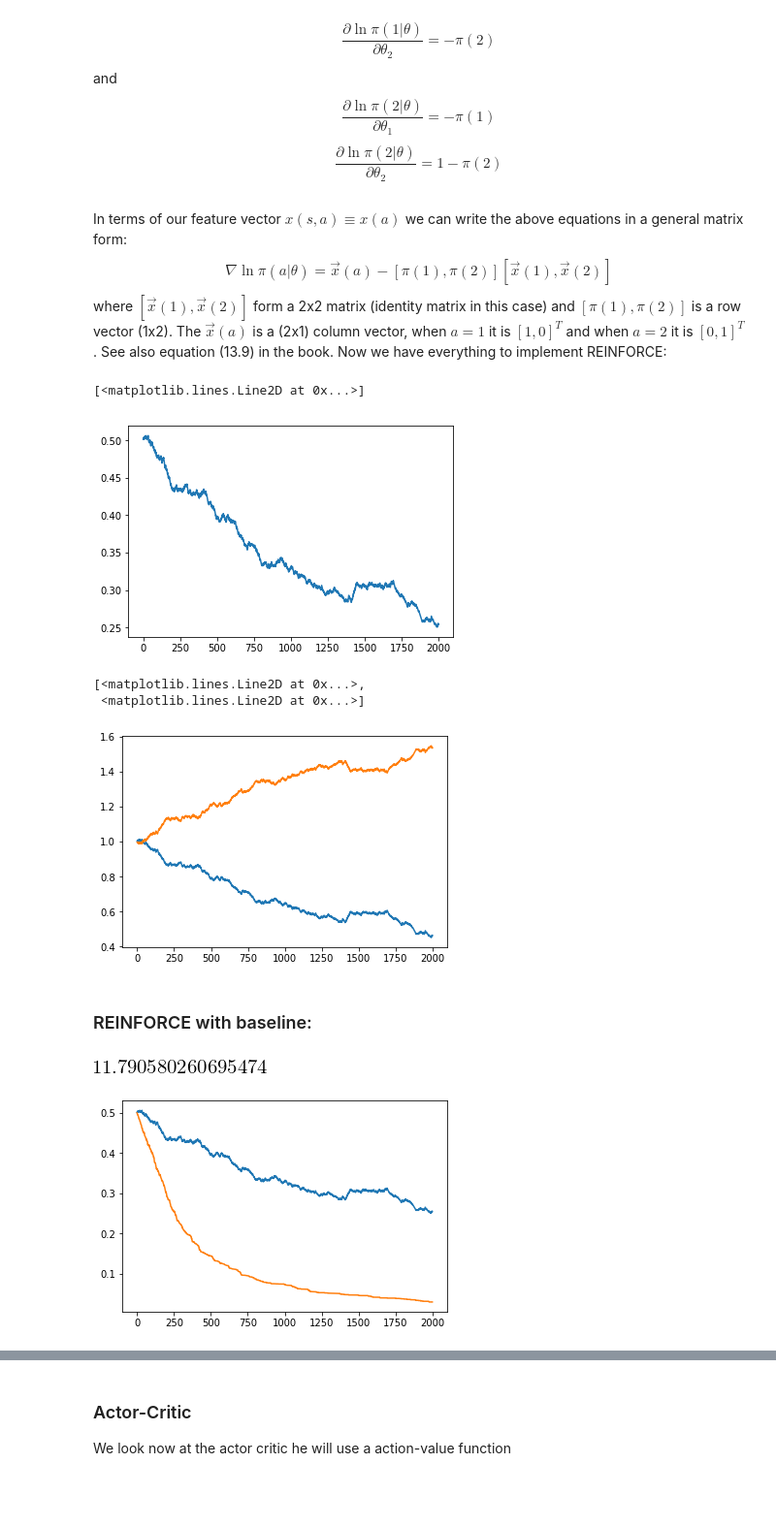
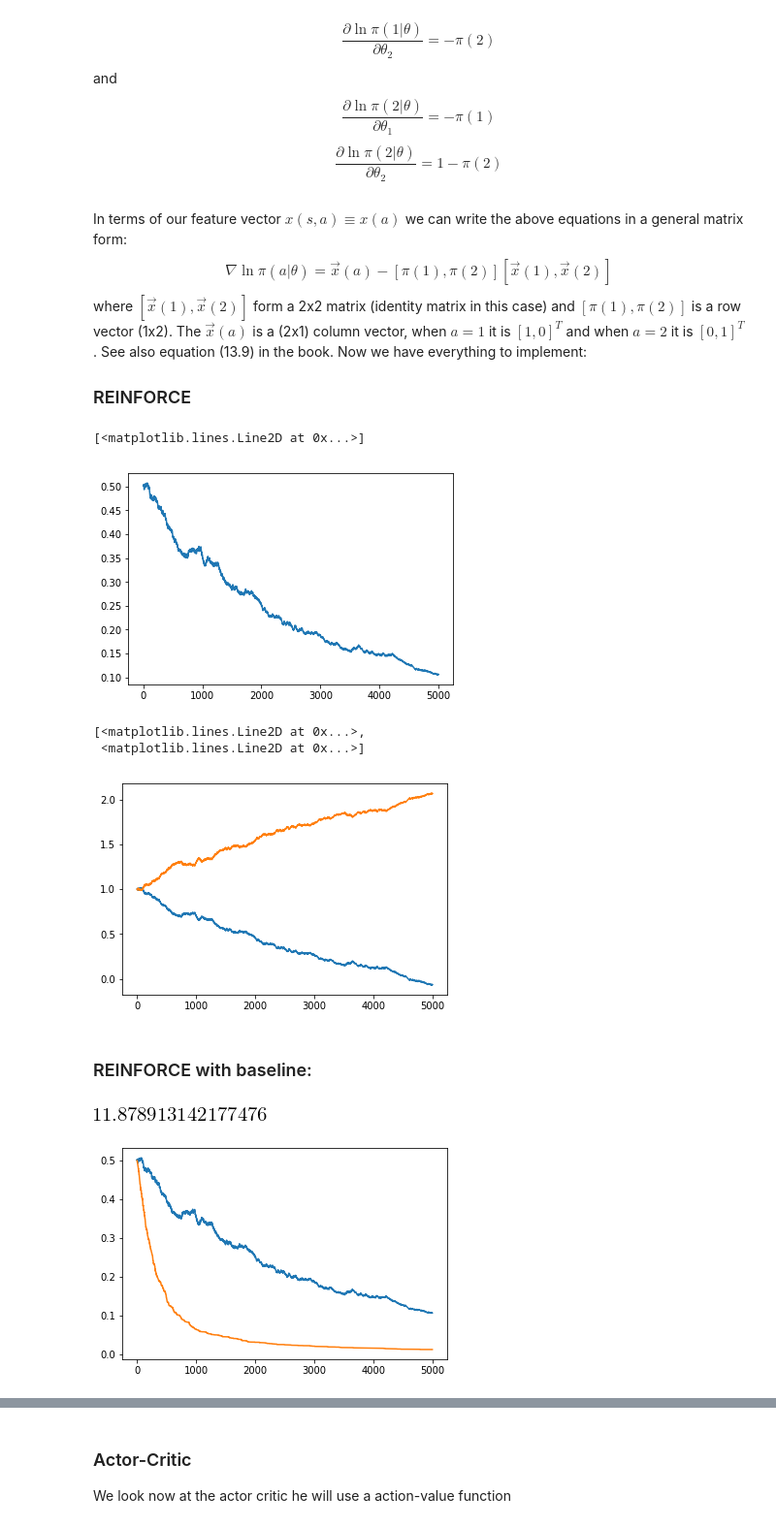
Before and after one commit to tprunarsson/Reiknigreind2018, a Jupyter notebook: pg.ipynb, the cells around one changed output, grey strips where cells are left out. Shown at 97% size. Cells and saved outputs as stored; diff of their text form; code cells hidden in the pictures; blank space fills up the shorter version.

```diff
--- a/pg.ipynb
+++ b/pg.ipynb
@@ -80,14 +80,15 @@ In terms of our feature vector $x(s,a)\equiv x(a)$ we can write the above equati
 $$
 \nabla \ln \pi (a|\theta) = \vec{x}(a) - [\pi(1),\pi(2)] [\vec{x}(1),\vec{x}(2)]
 $$
-where $[\vec{x}(1),\vec{x}(2)]$ form a 2x2 matrix (identity matrix in this case) and $[\pi(1),\pi(2)]$ is a row vector (1x2). The  $\vec{x}(a)$ is a (2x1) column vector, when $a=1$ it is $[1,0]^T$ and when $a=2$ it is $[0,1]^T$. See also equation (13.9) in the book. Now we have everything to implement REINFORCE:
+where $[\vec{x}(1),\vec{x}(2)]$ form a 2x2 matrix (identity matrix in this case) and $[\pi(1),\pi(2)]$ is a row vector (1x2). The  $\vec{x}(a)$ is a (2x1) column vector, when $a=1$ it is $[1,0]^T$ and when $a=2$ it is $[0,1]^T$. See also equation (13.9) in the book. Now we have everything to implement:
+### REINFORCE
 # %%
 theta = np.ones(2) # equal value
 alpha = .0005 # step size
 gamma = 1 # so we ignore here
 x = np.eye(2)
 pi = lambda a, x, theta : np.exp(np.matmul(theta,x[:,a].T))/np.sum(np.exp(np.matmul(theta,x.T)))
-life_of_pi = np.zeros( 2000 )
+life_of_pi = np.zeros( 5000 )
 life_of_theta = np.zeros( (len(life_of_pi),2) )
 for episode in range( len(life_of_pi) ):
     if np.random.uniform() < pi(0,x,theta):
@@ -105,43 +106,43 @@ import matplotlib.pyplot as plt
 plt.plot(life_of_pi)
 # %% [output]
 [<matplotlib.lines.Line2D at 0x...>]
-[figure, old version]
+[figure, new version]
 # %%
 plt.plot(life_of_theta)
 # %% [output]
 [<matplotlib.lines.Line2D at 0x...>,
  <matplotlib.lines.Line2D at 0x...>]
-[figure, old version]
+[figure, new version]
 # %% [markdown]
 ### REINFORCE with baseline:
 # %%
 theta = np.ones(2) # equal value
 alpha = .005 # step size
 gamma = 1 # so ignore?
 x = np.eye(2)
 pi = lambda a, x, theta : np.exp(np.matmul(theta,x[:,a].T))/np.sum(np.exp(np.matmul(theta,x.T)))
-life_of_pi_baseline = np.zeros( 2000 )
+life_of_pi_baseline = np.zeros( 5000 )
 life_of_theta_baseline = np.zeros( (len(life_of_pi),2) )
 Gmean = 0.0 # the mean return from state s and using policy pi
 N = 0.0
 for episode in range( len(life_of_pi_baseline) ):
     if np.random.uniform() < pi(0,x,theta):
         a = 0
     else:
         a = 1
     G = np.random.normal(loc=Rtrue[a]) # return of the bandit
     N += 1.0
     Gmean = Gmean + (1.0/N) * (G - Gmean) # incremental update of the mean
     nabla_pi = x[:,a] - np.matmul(np.array( [pi(0,x,theta), pi(1,x,theta)] ), x)
     theta = theta + alpha * (G - Gmean) * nabla_pi
     life_of_pi_baseline[episode] = pi(0,x,theta)
     life_of_theta_baseline[episode,:] = theta
 
 %matplotlib inline
 import matplotlib.pyplot as plt
 plt.plot(life_of_pi)
 plt.plot(life_of_pi_baseline)
 Gmean
 # %% [output]
-[figure, old version]
+[figure, new version]
-[figure, old version]
+[figure, new version]
```
Also changed, not shown: parts of 3 cells of this notebook.
